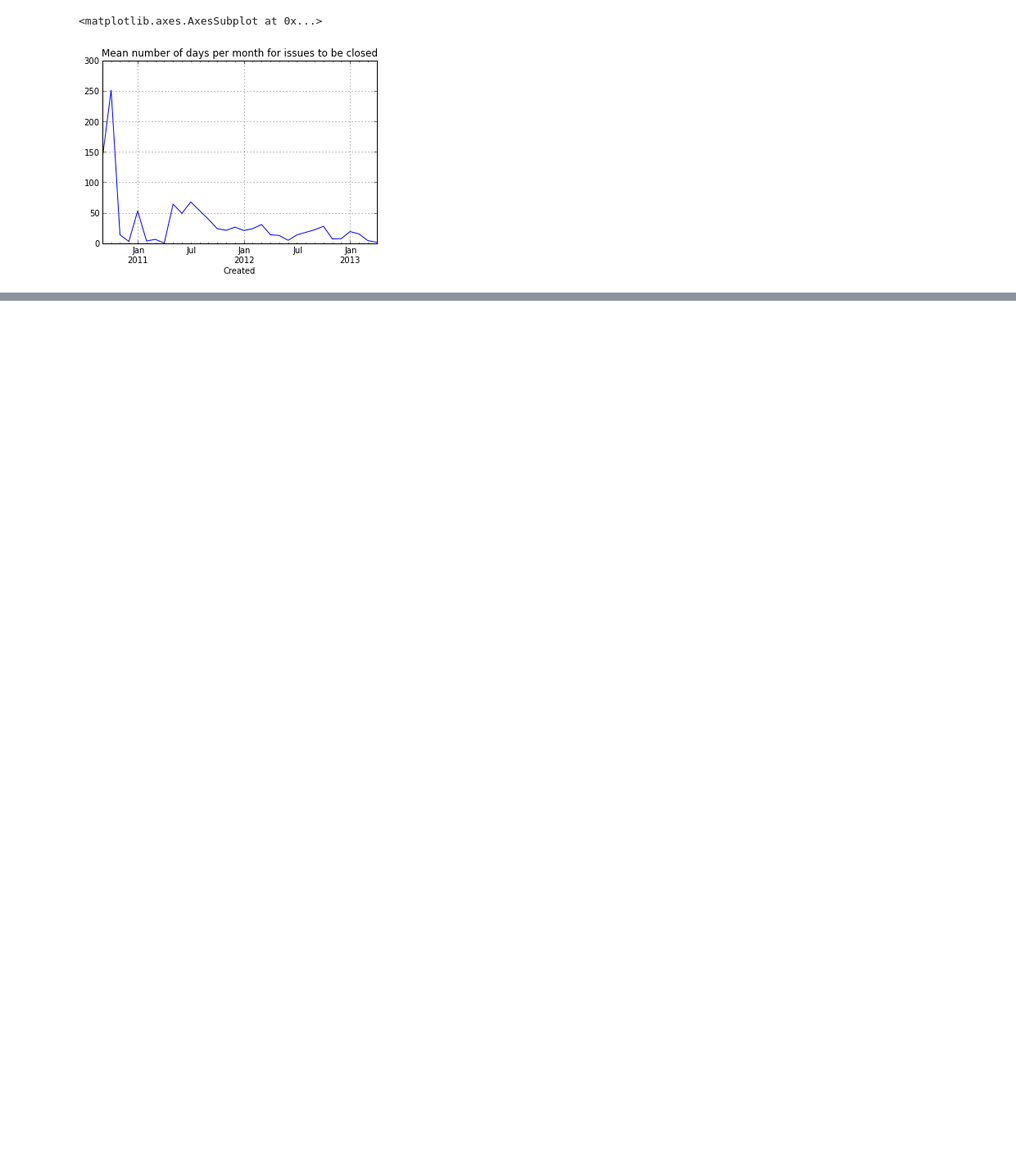
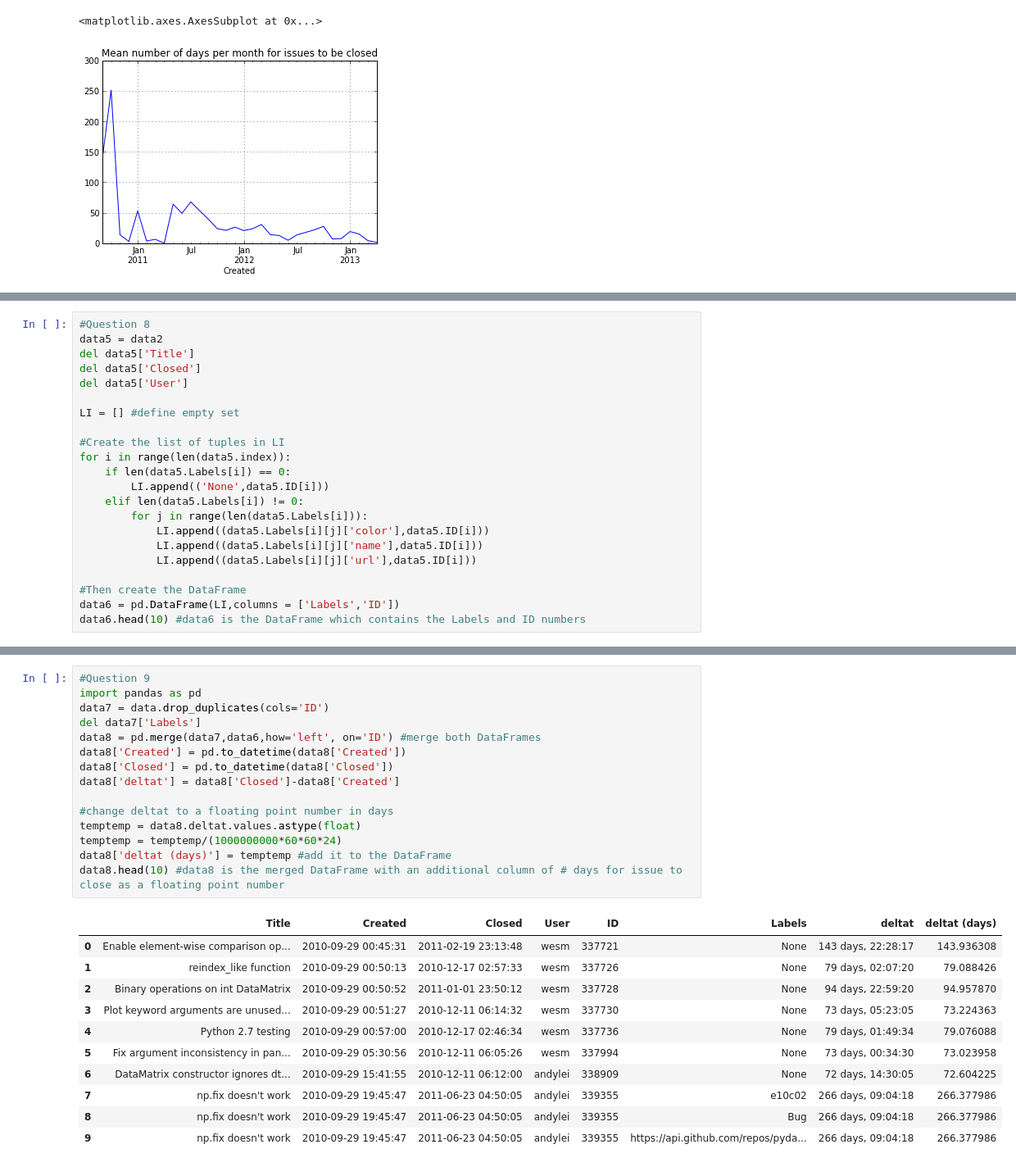
Before and after one commit to autumnshores/AY250_PythonClass, a Jupyter notebook: homework7/hw_7_pandas_and_timeseries.ipynb, the cells around one changed output, grey strips where cells are left out. Shown at 82% size. Cells and saved outputs as stored; diff of their text form; blank space fills up the shorter version.

```diff
--- a/homework7/hw_7_pandas_and_timeseries.ipynb
+++ b/homework7/hw_7_pandas_and_timeseries.ipynb
@@ -251,0 +380,22 @@ Created
+# %%
+#Question 8
+data5 = data2
+del data5['Title']
+del data5['Closed']
+del data5['User']
+
+LI = [] #define empty set
+
+#Create the list of tuples in LI
+for i in range(len(data5.index)):
+    if len(data5.Labels[i]) == 0:
+        LI.append(('None',data5.ID[i]))
+    elif len(data5.Labels[i]) != 0:
+        for j in range(len(data5.Labels[i])):
+            LI.append((data5.Labels[i][j]['color'],data5.ID[i]))
+            LI.append((data5.Labels[i][j]['name'],data5.ID[i]))
+            LI.append((data5.Labels[i][j]['url'],data5.ID[i]))
+
+#Then create the DataFrame
+data6 = pd.DataFrame(LI,columns = ['Labels','ID'])
+data6.head(10) #data6 is the DataFrame which contains the Labels and ID numbers
@@ -251,0 +414,27 @@ Created
+# %%
+#Question 9
+import pandas as pd
+data7 = data.drop_duplicates(cols='ID')
+del data7['Labels']
+data8 = pd.merge(data7,data6,how='left', on='ID') #merge both DataFrames
+data8['Created'] = pd.to_datetime(data8['Created'])
+data8['Closed'] = pd.to_datetime(data8['Closed'])
+data8['deltat'] = data8['Closed']-data8['Created']
+
+#change deltat to a floating point number in days
+temptemp = data8.deltat.values.astype(float)
+temptemp = temptemp/(1000000000*60*60*24)
+data8['deltat (days)'] = temptemp #add it to the DataFrame
+data8.head(10) #data8 is the merged DataFrame with an additional column of # days for issue to close as a floating point number
+# %% [output]
+|  | Title | Created | Closed | User | ID | Labels | deltat | deltat (days) |
+| 0 | Enable element-wise comparison op... | 2010-09-29 00:45:31 | 2011-02-19 23:13:48 | wesm | 337721 | None | 143 days, 22:28:17 | 143.936308 |
+| 1 | reindex_like function | 2010-09-29 00:50:13 | 2010-12-17 02:57:33 | wesm | 337726 | None | 79 days, 02:07:20 | 79.088426 |
+| 2 | Binary operations on int DataMatrix | 2010-09-29 00:50:52 | 2011-01-01 23:50:12 | wesm | 337728 | None | 94 days, 22:59:20 | 94.957870 |
+| 3 | Plot keyword arguments are unused... | 2010-09-29 00:51:27 | 2010-12-11 06:14:32 | wesm | 337730 | None | 73 days, 05:23:05 | 73.224363 |
+| 4 | Python 2.7 testing | 2010-09-29 00:57:00 | 2010-12-17 02:46:34 | wesm | 337736 | None | 79 days, 01:49:34 | 79.076088 |
+| 5 | Fix argument inconsistency in pan... | 2010-09-29 05:30:56 | 2010-12-11 06:05:26 | wesm | 337994 | None | 73 days, 00:34:30 | 73.023958 |
+| 6 | DataMatrix constructor ignores dt... | 2010-09-29 15:41:55 | 2010-12-11 06:12:00 | andylei | 338909 | None | 72 days, 14:30:05 | 72.604225 |
+| 7 | np.fix doesn't work | 2010-09-29 19:45:47 | 2011-06-23 04:50:05 | andylei | 339355 | e10c02 | 266 days, 09:04:18 | 266.377986 |
+| 8 | np.fix doesn't work | 2010-09-29 19:45:47 | 2011-06-23 04:50:05 | andylei | 339355 | Bug | 266 days, 09:04:18 | 266.377986 |
+| 9 | np.fix doesn't work | 2010-09-29 19:45:47 | 2011-06-23 04:50:05 | andylei | 339355 | https://api.github.com/repos/pyda... | 266 days, 09:04:18 | 266.377986 |
```
Also changed, not shown: parts of 10 cells of this notebook.
